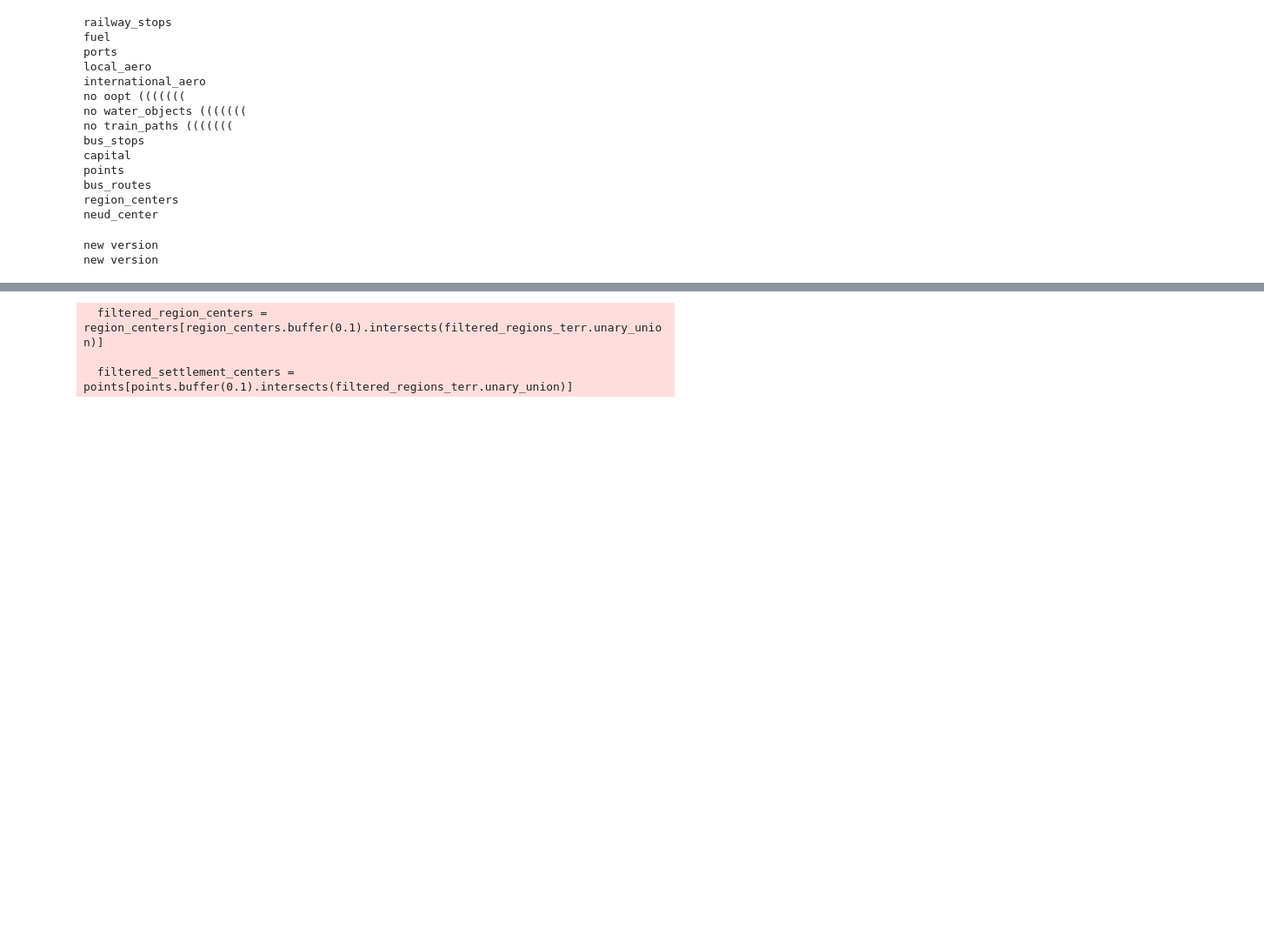
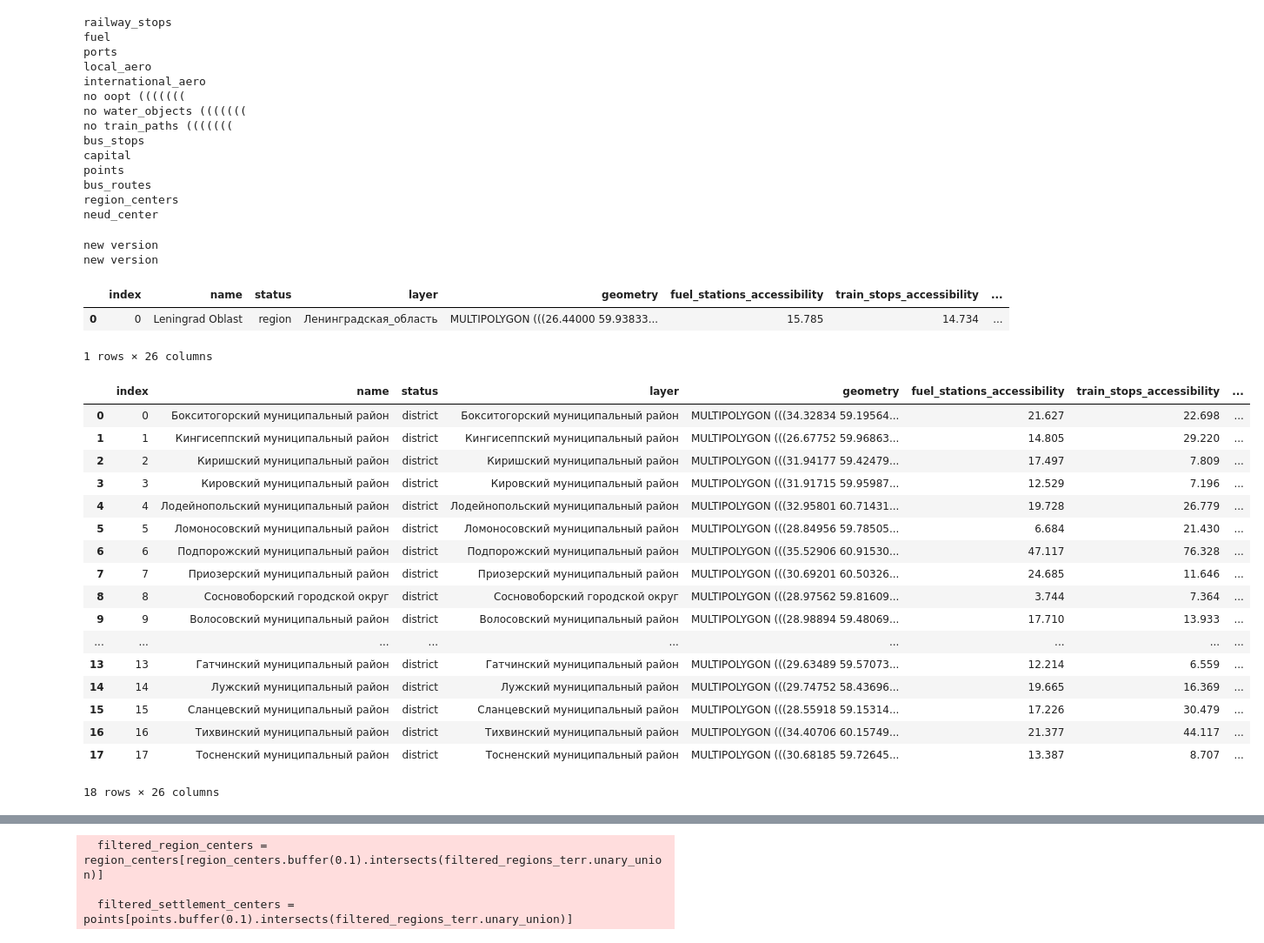
Before and after one commit to alexandermorozzov/transport_frames, a Jupyter notebook: notebooks/projecting.ipynb, the cells around one changed output, grey strips where cells are left out. Shown at 87% size. Saved outputs shown, nothing was run; the diff lists cells and outputs as text; code cells hidden in the pictures; blank space fills up the shorter version.

```diff
--- a/notebooks/projecting.ipynb
+++ b/notebooks/projecting.ipynb
@@ -136,3 +168,30 @@ merged = indicators.indicator_area(G,inter,services,[city,district,settlement],l
 # %% [output]
 new version
 new version
+# %%
+merged[0]
+# %% [output]
+|  | index | name | status | layer | geometry | fuel_stations_accessibility | train_stops_accessibility | ... |
+| 0 | 0 | Leningrad Oblast | region | Ленинградская_область | MULTIPOLYGON (((26.44000 59.93833... | 15.785 | 14.734 | ... |
+1 rows × 26 columns
+# %%
+merged[1]
+# %% [output]
+|  | index | name | status | layer | geometry | fuel_stations_accessibility | train_stops_accessibility | ... |
+| 0 | 0 | Бокситогорский муниципальный район | district | Бокситогорский муниципальный район | MULTIPOLYGON (((34.32834 59.19564... | 21.627 | 22.698 | ... |
+| 1 | 1 | Кингисеппский муниципальный район | district | Кингисеппский муниципальный район | MULTIPOLYGON (((26.67752 59.96863... | 14.805 | 29.220 | ... |
+| 2 | 2 | Киришский муниципальный район | district | Киришский муниципальный район | MULTIPOLYGON (((31.94177 59.42479... | 17.497 | 7.809 | ... |
+| 3 | 3 | Кировский муниципальный район | district | Кировский муниципальный район | MULTIPOLYGON (((31.91715 59.95987... | 12.529 | 7.196 | ... |
+| 4 | 4 | Лодейнопольский муниципальный район | district | Лодейнопольский муниципальный район | MULTIPOLYGON (((32.95801 60.71431... | 19.728 | 26.779 | ... |
+| 5 | 5 | Ломоносовский муниципальный район | district | Ломоносовский муниципальный район | MULTIPOLYGON (((28.84956 59.78505... | 6.684 | 21.430 | ... |
+| 6 | 6 | Подпорожский муниципальный район | district | Подпорожский муниципальный район | MULTIPOLYGON (((35.52906 60.91530... | 47.117 | 76.328 | ... |
+| 7 | 7 | Приозерский муниципальный район | district | Приозерский муниципальный район | MULTIPOLYGON (((30.69201 60.50326... | 24.685 | 11.646 | ... |
+| 8 | 8 | Сосновоборский городской округ | district | Сосновоборский городской округ | MULTIPOLYGON (((28.97562 59.81609... | 3.744 | 7.364 | ... |
+| 9 | 9 | Волосовский муниципальный район | district | Волосовский муниципальный район | MULTIPOLYGON (((28.98894 59.48069... | 17.710 | 13.933 | ... |
+| ... | ... | ... | ... | ... | ... | ... | ... | ... |
+| 13 | 13 | Гатчинский муниципальный район | district | Гатчинский муниципальный район | MULTIPOLYGON (((29.63489 59.57073... | 12.214 | 6.559 | ... |
+| 14 | 14 | Лужский муниципальный район | district | Лужский муниципальный район | MULTIPOLYGON (((29.74752 58.43696... | 19.665 | 16.369 | ... |
+| 15 | 15 | Сланцевский муниципальный район | district | Сланцевский муниципальный район | MULTIPOLYGON (((28.55918 59.15314... | 17.226 | 30.479 | ... |
+| 16 | 16 | Тихвинский муниципальный район | district | Тихвинский муниципальный район | MULTIPOLYGON (((34.40706 60.15749... | 21.377 | 44.117 | ... |
+| 17 | 17 | Тосненский муниципальный район | district | Тосненский муниципальный район | MULTIPOLYGON (((30.68185 59.72645... | 13.387 | 8.707 | ... |
+18 rows × 26 columns
```
Also changed, not shown: parts of 3 cells of this notebook, 1 other file.
